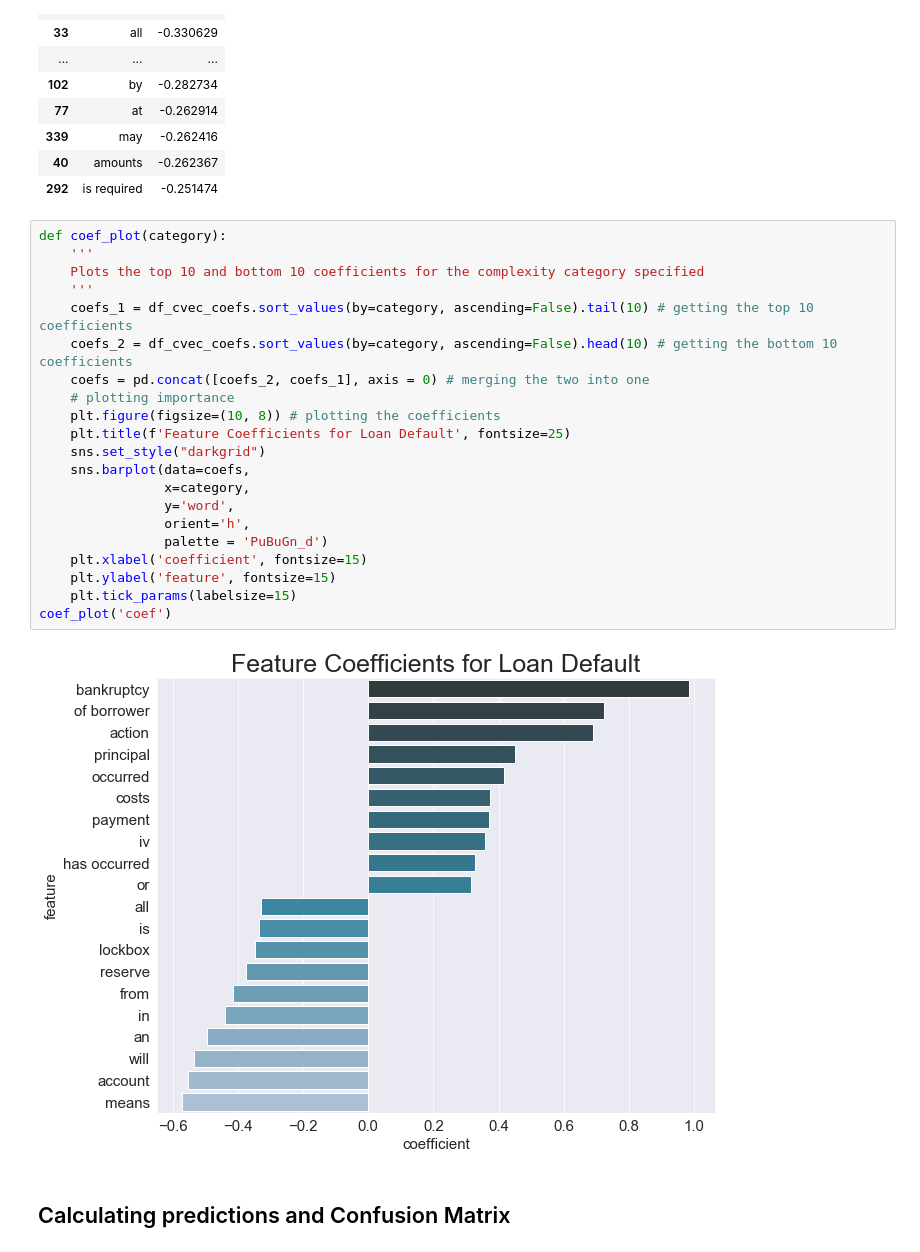
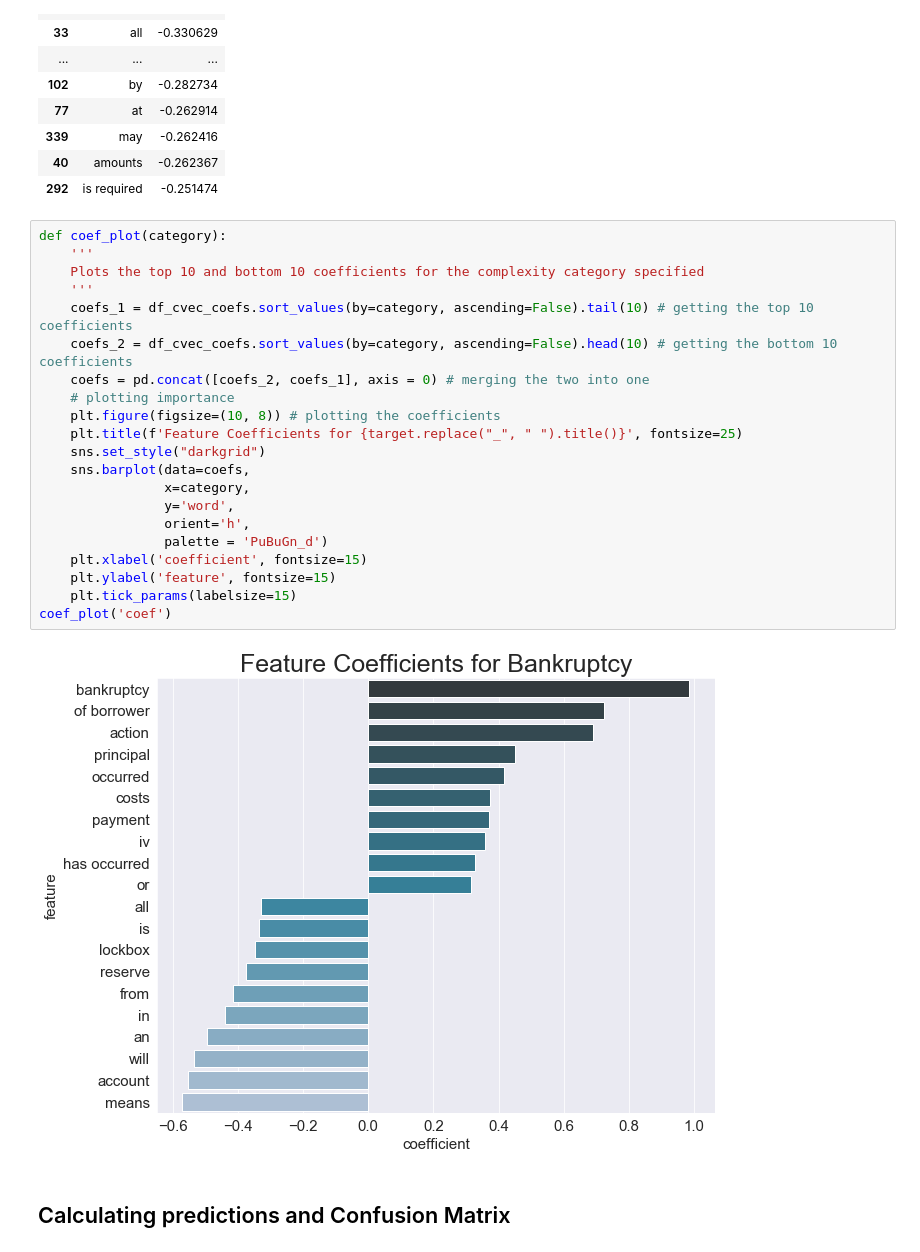
Before and after one commit to jcbdata/Legalese_Mortgage_Documents, a Jupyter notebook: Code/Exos_Mortgages_04JuneDataB_Bankruptcy.ipynb, the cells around one changed output. Saved outputs shown, nothing was run; the diff lists cells and outputs as text.

```diff
--- a/Code/Exos_Mortgages_04JuneDataB_Bankruptcy.ipynb
+++ b/Code/Exos_Mortgages_04JuneDataB_Bankruptcy.ipynb
@@ -966,26 +966,26 @@ df_cvec_coefs.head(20)
 # %%
 def coef_plot(category):
     '''
     Plots the top 10 and bottom 10 coefficients for the complexity category specified
     '''
     coefs_1 = df_cvec_coefs.sort_values(by=category, ascending=False).tail(10) # getting the top 10 coefficients
     coefs_2 = df_cvec_coefs.sort_values(by=category, ascending=False).head(10) # getting the bottom 10 coefficients
     coefs = pd.concat([coefs_2, coefs_1], axis = 0) # merging the two into one
     # plotting importance
     plt.figure(figsize=(10, 8)) # plotting the coefficients
-    plt.title(f'Feature Coefficients for Loan Default', fontsize=25)
+    plt.title(f'Feature Coefficients for {target.replace("_", " ").title()}', fontsize=25)
     sns.set_style("darkgrid")
     sns.barplot(data=coefs,
                 x=category,
                 y='word',
                 orient='h',
                 palette = 'PuBuGn_d')
     plt.xlabel('coefficient', fontsize=15)
     plt.ylabel('feature', fontsize=15)
     plt.tick_params(labelsize=15)
 coef_plot('coef')
 # %% [output]
-[figure, old version]
+[figure, new version]
 # %% [markdown]
 ## Calculating predictions and Confusion Matrix
 # %%
```
Also changed, not shown: 44 other files.
